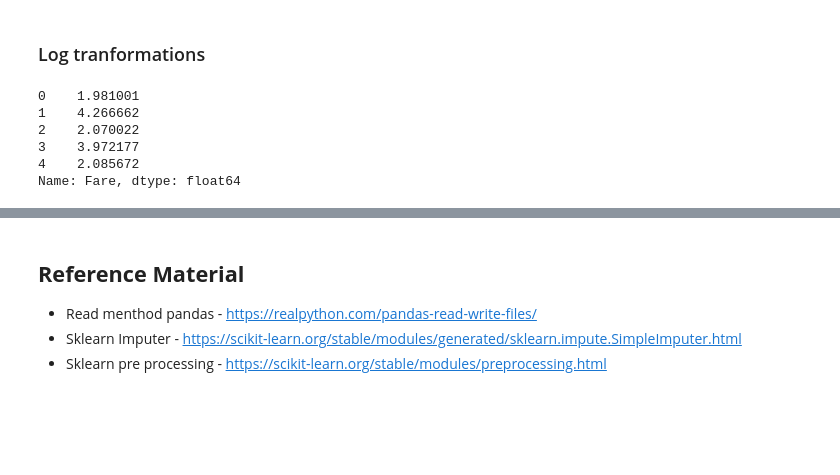
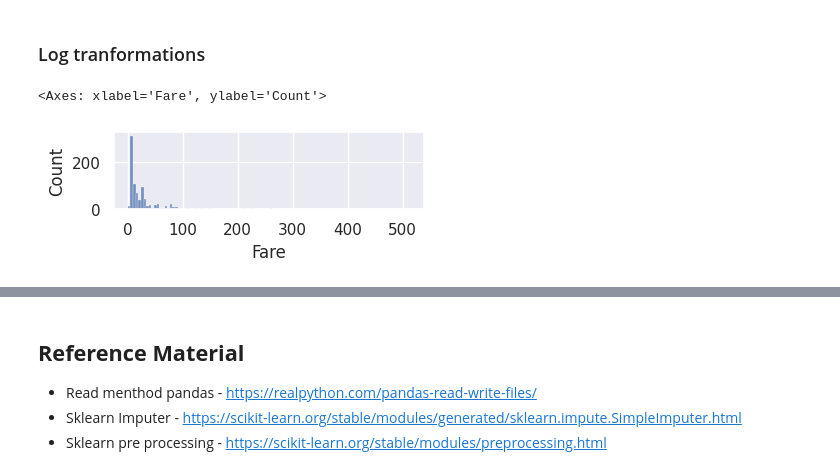
Before and after one commit to hargurjeet/Adhoc-Activities, a Jupyter notebook: Data_Preprocessing_Using_Python.ipynb, the cells around one changed output, grey strips where cells are left out. Saved outputs shown, nothing was run; the diff lists cells and outputs as text; code cells hidden in the pictures; blank space fills up the shorter version.

```diff
--- a/Data_Preprocessing_Using_Python.ipynb
+++ b/Data_Preprocessing_Using_Python.ipynb
@@ -290,15 +290,10 @@ max      1.000000    1.000000
 # %%
 titanic_df = pd.read_csv("https://raw.githubusercontent.com/hargurjeet/Adhoc-Activities/main/Titanic_train.csv")
 
 # Apply log transformation to the "Fare" column
-titanic_df['Fare'] = np.log(titanic_df['Fare'])
+titanic_df_log = np.log(titanic_df['Fare']).copy()
 
-# Print the first few rows of the transformed dataset
-titanic_df['Fare'].head()
+sns.histplot(data= titanic_df, x= 'Fare')
 # %% [output]
-0    1.981001
-1    4.266662
-2    2.070022
-3    3.972177
-4    2.085672
-Name: Fare, dtype: float64
+<Axes: xlabel='Fare', ylabel='Count'>
+[figure, added]
```
Also changed, not shown: parts of 1 cell of this notebook.
